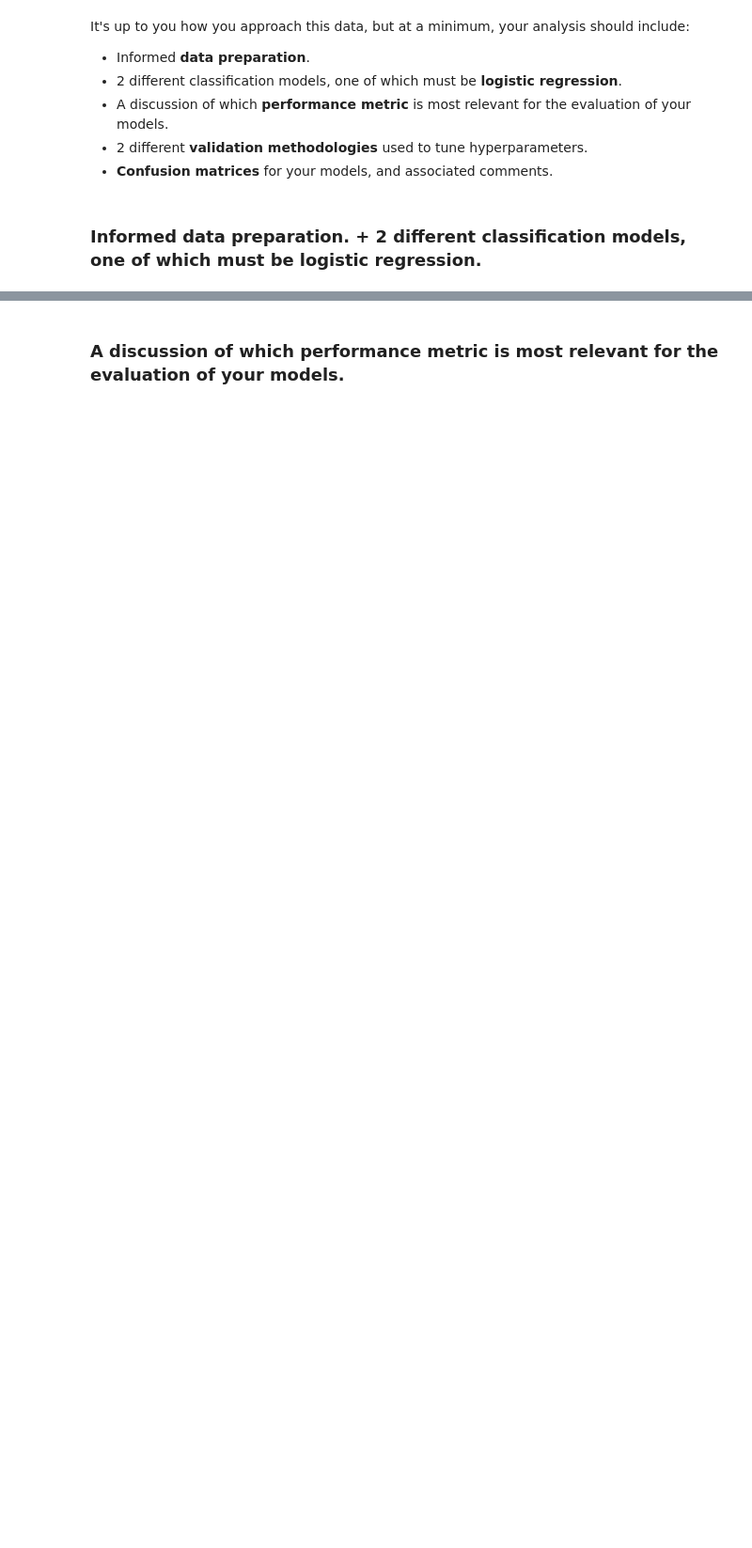
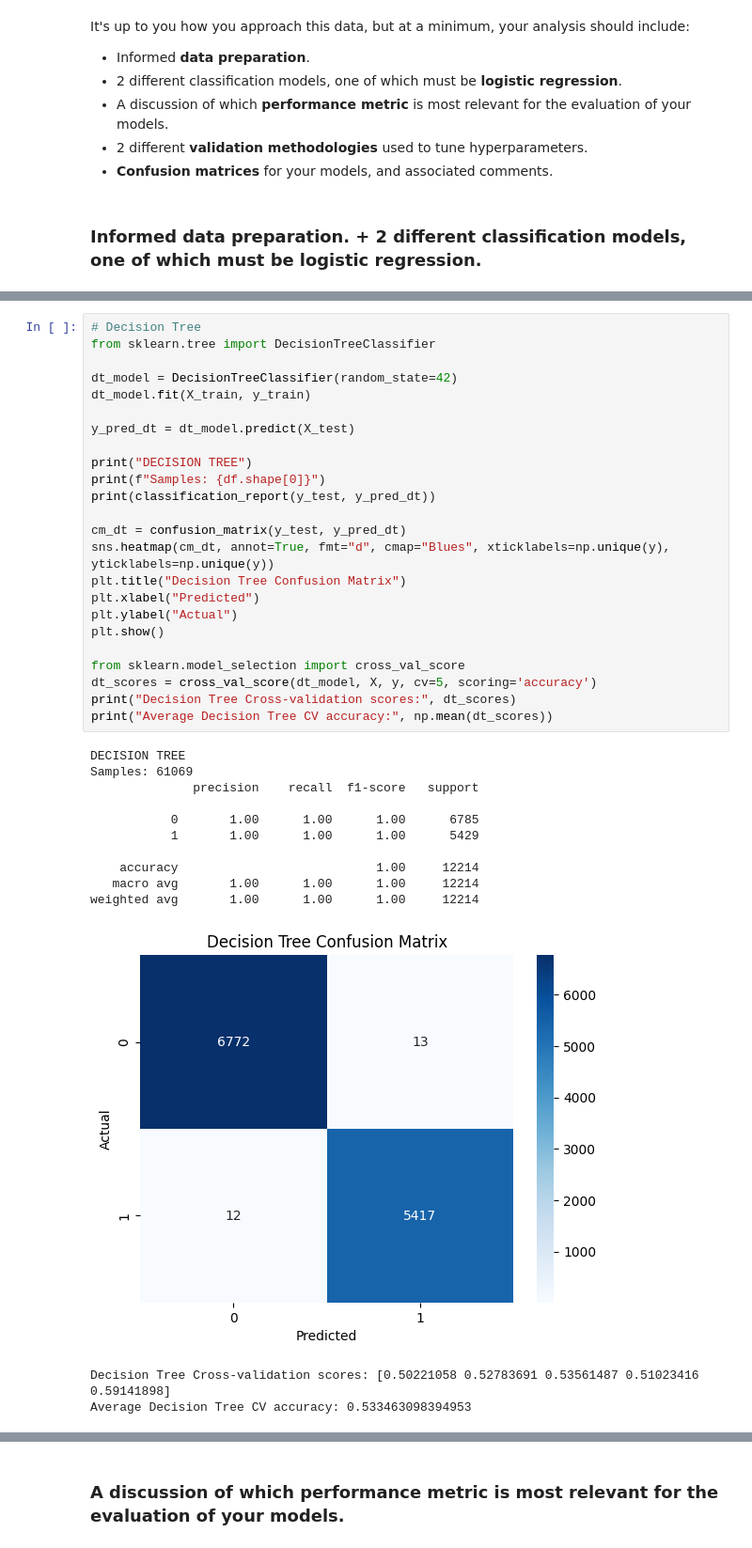
Before and after one commit to JonasPHenriksen/ML-Assignments, a Jupyter notebook: 4. Mushroom foraging/4. Mushroom foraging.ipynb, the cells around one changed output, grey strips where cells are left out. Shown at 94% size. Cells and saved outputs as stored; diff of their text form; blank space fills up the shorter version.

```diff
--- a/4. Mushroom foraging/4. Mushroom foraging.ipynb
+++ b/4. Mushroom foraging/4. Mushroom foraging.ipynb
@@ -150,0 +158,38 @@ plt.show()
+# %%
+# Decision Tree
+from sklearn.tree import DecisionTreeClassifier
+
+dt_model = DecisionTreeClassifier(random_state=42)
+dt_model.fit(X_train, y_train)
+
+y_pred_dt = dt_model.predict(X_test)
+
+print("DECISION TREE")
+print(f"Samples: {df.shape[0]}")
+print(classification_report(y_test, y_pred_dt))
+
+cm_dt = confusion_matrix(y_test, y_pred_dt)
+sns.heatmap(cm_dt, annot=True, fmt="d", cmap="Blues", xticklabels=np.unique(y), yticklabels=np.unique(y))
+plt.title("Decision Tree Confusion Matrix")
+plt.xlabel("Predicted")
+plt.ylabel("Actual")
+plt.show()
+
+from sklearn.model_selection import cross_val_score
+dt_scores = cross_val_score(dt_model, X, y, cv=5, scoring='accuracy')
+print("Decision Tree Cross-validation scores:", dt_scores)
+print("Average Decision Tree CV accuracy:", np.mean(dt_scores))
+# %% [output]
+DECISION TREE
+Samples: 61069
+              precision    recall  f1-score   support
+
+           0       1.00      1.00      1.00      6785
+           1       1.00      1.00      1.00      5429
+
+    accuracy                           1.00     12214
+   macro avg       1.00      1.00      1.00     12214
+weighted avg       1.00      1.00      1.00     12214
+[figure, added]
+Decision Tree Cross-validation scores: [0.50221058 0.52783691 0.53561487 0.51023416 0.59141898]
+Average Decision Tree CV accuracy: 0.533463098394953
```
Also changed, not shown: parts of 9 cells of this notebook.
